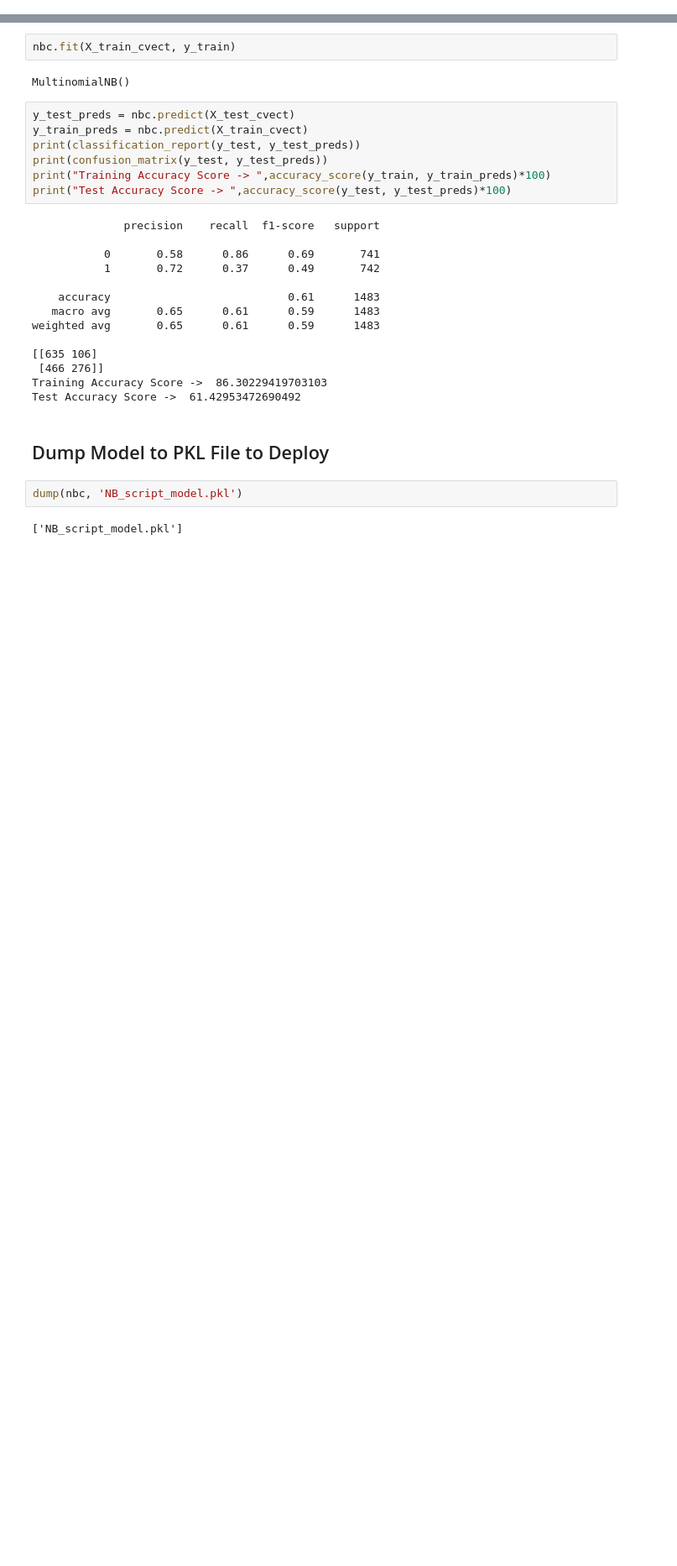
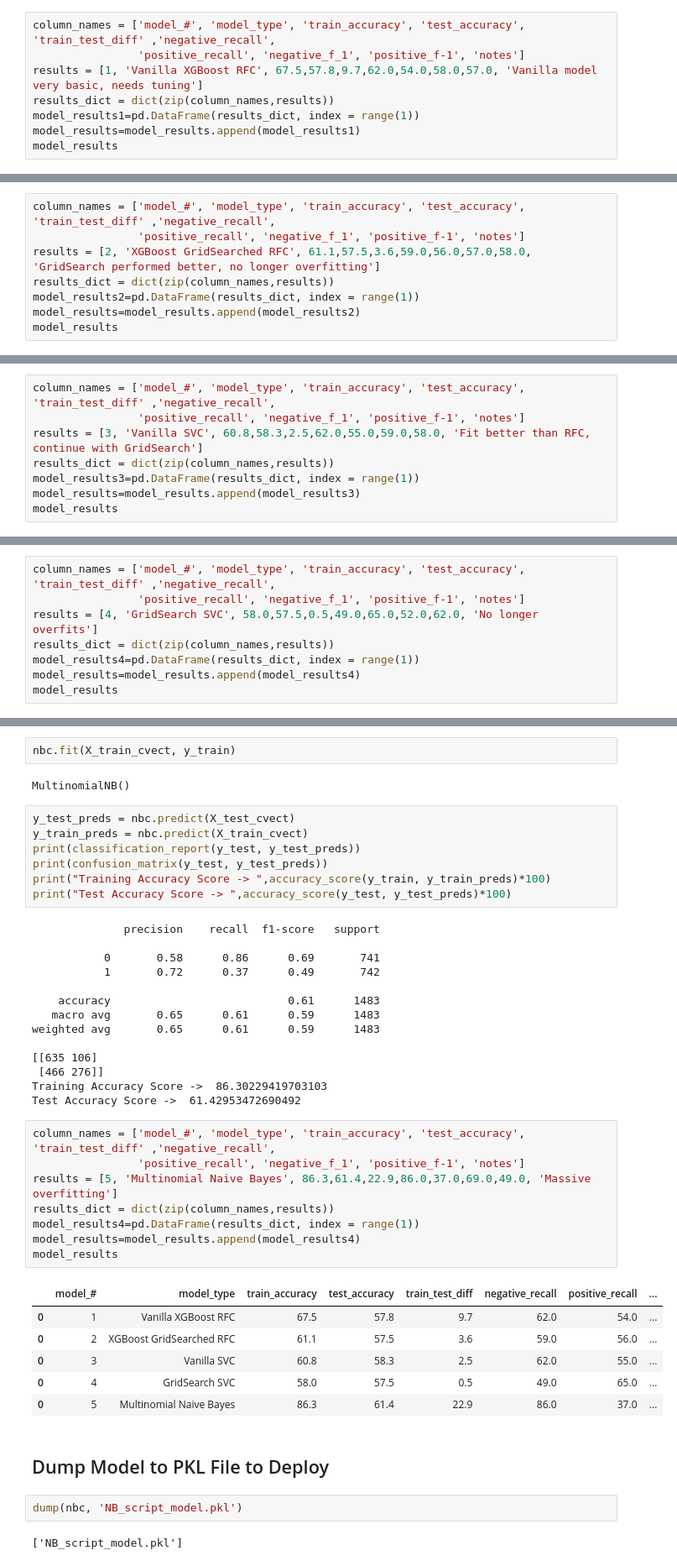
Before and after one commit to will4865/FlatironCapstoneProject, a Jupyter notebook: modeling.ipynb, the cells around one changed output, grey strips where cells are left out. Shown at 84% size. Drawn from its saved outputs; the diff is of its cells as text; blank space fills up the shorter version.

```diff
--- a/modeling.ipynb
+++ b/modeling.ipynb
@@ -92,0 +101,8 @@ Test Accuracy Score ->  57.81409601634321
+# %%
+column_names = ['model_#', 'model_type', 'train_accuracy', 'test_accuracy', 'train_test_diff' ,'negative_recall',
+                'positive_recall', 'negative_f_1', 'positive_f-1', 'notes']
+results = [1, 'Vanilla XGBoost RFC', 67.5,57.8,9.7,62.0,54.0,58.0,57.0, 'Vanilla model very basic, needs tuning']
+results_dict = dict(zip(column_names,results))
+model_results1=pd.DataFrame(results_dict, index = range(1))
+model_results=model_results.append(model_results1)
+model_results
@@ -143,3 +162,11 @@ weighted avg       0.58      0.58      0.58       979
  [227 286]]
 Training Accuracy Score ->  61.17824773413897
 Test Accuracy Score ->  57.507660878447396
+# %%
+column_names = ['model_#', 'model_type', 'train_accuracy', 'test_accuracy', 'train_test_diff' ,'negative_recall',
+                'positive_recall', 'negative_f_1', 'positive_f-1', 'notes']
+results = [2, 'XGBoost GridSearched RFC', 61.1,57.5,3.6,59.0,56.0,57.0,58.0, 'GridSearch performed better, no longer overfitting']
+results_dict = dict(zip(column_names,results))
+model_results2=pd.DataFrame(results_dict, index = range(1))
+model_results=model_results.append(model_results2)
+model_results
@@ -163,3 +194,11 @@ weighted avg       0.59      0.58      0.58       979
  [231 282]]
 Training Accuracy Score ->  60.87613293051359
 Test Accuracy Score ->  58.324821246169556
+# %%
+column_names = ['model_#', 'model_type', 'train_accuracy', 'test_accuracy', 'train_test_diff' ,'negative_recall',
+                'positive_recall', 'negative_f_1', 'positive_f-1', 'notes']
+results = [3, 'Vanilla SVC', 60.8,58.3,2.5,62.0,55.0,59.0,58.0, 'Fit better than RFC, continue with GridSearch']
+results_dict = dict(zip(column_names,results))
+model_results3=pd.DataFrame(results_dict, index = range(1))
+model_results=model_results.append(model_results3)
+model_results
@@ -207,3 +251,11 @@ weighted avg       0.57      0.58      0.57       979
  [177 336]]
 Training Accuracy Score ->  58.006042296072515
 Test Accuracy Score ->  57.507660878447396
+# %%
+column_names = ['model_#', 'model_type', 'train_accuracy', 'test_accuracy', 'train_test_diff' ,'negative_recall',
+                'positive_recall', 'negative_f_1', 'positive_f-1', 'notes']
+results = [4, 'GridSearch SVC', 58.0,57.5,0.5,49.0,65.0,52.0,62.0, 'No longer overfits']
+results_dict = dict(zip(column_names,results))
+model_results4=pd.DataFrame(results_dict, index = range(1))
+model_results=model_results.append(model_results4)
+model_results
@@ -242,6 +300,21 @@ weighted avg       0.65      0.61      0.59      1483
  [466 276]]
 Training Accuracy Score ->  86.30229419703103
 Test Accuracy Score ->  61.42953472690492
+# %%
+column_names = ['model_#', 'model_type', 'train_accuracy', 'test_accuracy', 'train_test_diff' ,'negative_recall',
+                'positive_recall', 'negative_f_1', 'positive_f-1', 'notes']
+results = [5, 'Multinomial Naive Bayes', 86.3,61.4,22.9,86.0,37.0,69.0,49.0, 'Massive overfitting']
+results_dict = dict(zip(column_names,results))
+model_results4=pd.DataFrame(results_dict, index = range(1))
+model_results=model_results.append(model_results4)
+model_results
+# %% [output]
+|  | model_# | model_type | train_accuracy | test_accuracy | train_test_diff | negative_recall | positive_recall | ... |
+| 0 | 1 | Vanilla XGBoost RFC | 67.5 | 57.8 | 9.7 | 62.0 | 54.0 | ... |
+| 0 | 2 | XGBoost GridSearched RFC | 61.1 | 57.5 | 3.6 | 59.0 | 56.0 | ... |
+| 0 | 3 | Vanilla SVC | 60.8 | 58.3 | 2.5 | 62.0 | 55.0 | ... |
+| 0 | 4 | GridSearch SVC | 58.0 | 57.5 | 0.5 | 49.0 | 65.0 | ... |
+| 0 | 5 | Multinomial Naive Bayes | 86.3 | 61.4 | 22.9 | 86.0 | 37.0 | ... |
 # %% [markdown]
 ## Dump Model to PKL File to Deploy
 # %%
```
Also changed, not shown: parts of 22 cells of this notebook.
